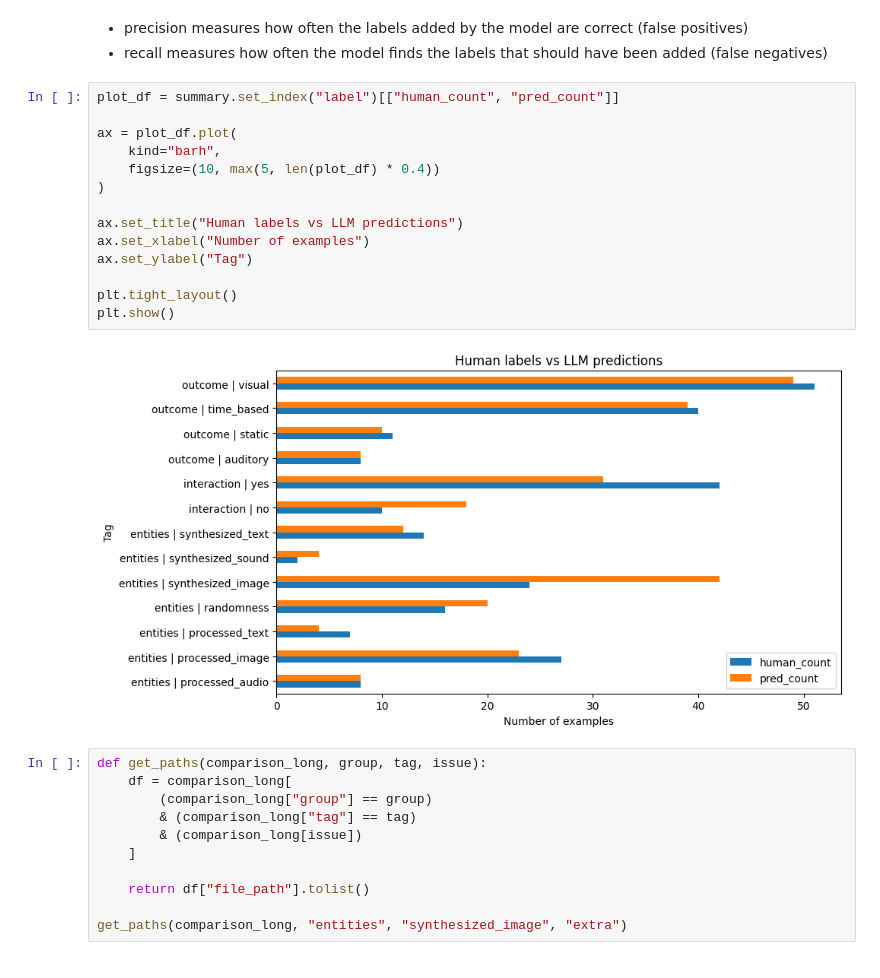
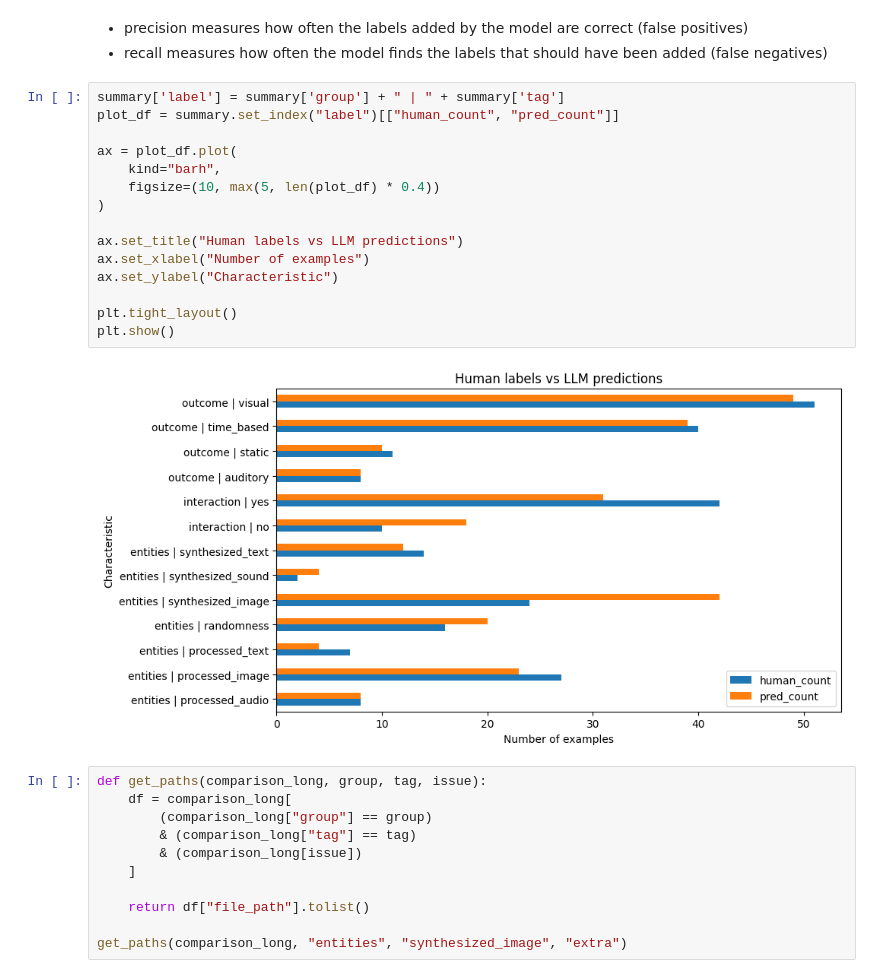
Before and after one commit to sparkrew/art-in-swh, a Jupyter notebook: src/compare-labels.ipynb, the cells around one changed output. Cells and saved outputs as stored; diff of their text form.

Commit message:
Update label analysis

```diff
--- a/src/compare-labels.ipynb
+++ b/src/compare-labels.ipynb
@@ -105,21 +105,22 @@ summary
 - precision measures how often the labels added by the model are correct (false positives)
 - recall measures how often the model finds the labels that should have been added (false negatives)
 # %%
+summary['label'] = summary['group'] + " | " + summary['tag']
 plot_df = summary.set_index("label")[["human_count", "pred_count"]]
 
 ax = plot_df.plot(
     kind="barh",
     figsize=(10, max(5, len(plot_df) * 0.4))
 )
 
 ax.set_title("Human labels vs LLM predictions")
 ax.set_xlabel("Number of examples")
-ax.set_ylabel("Tag")
+ax.set_ylabel("Characteristic")
 
 plt.tight_layout()
 plt.show()
 # %% [output]
-[figure, old version]
+[figure, new version]
 # %%
 def get_paths(comparison_long, group, tag, issue):
     df = comparison_long[
```
Also changed, not shown: parts of 13 cells of this notebook.
